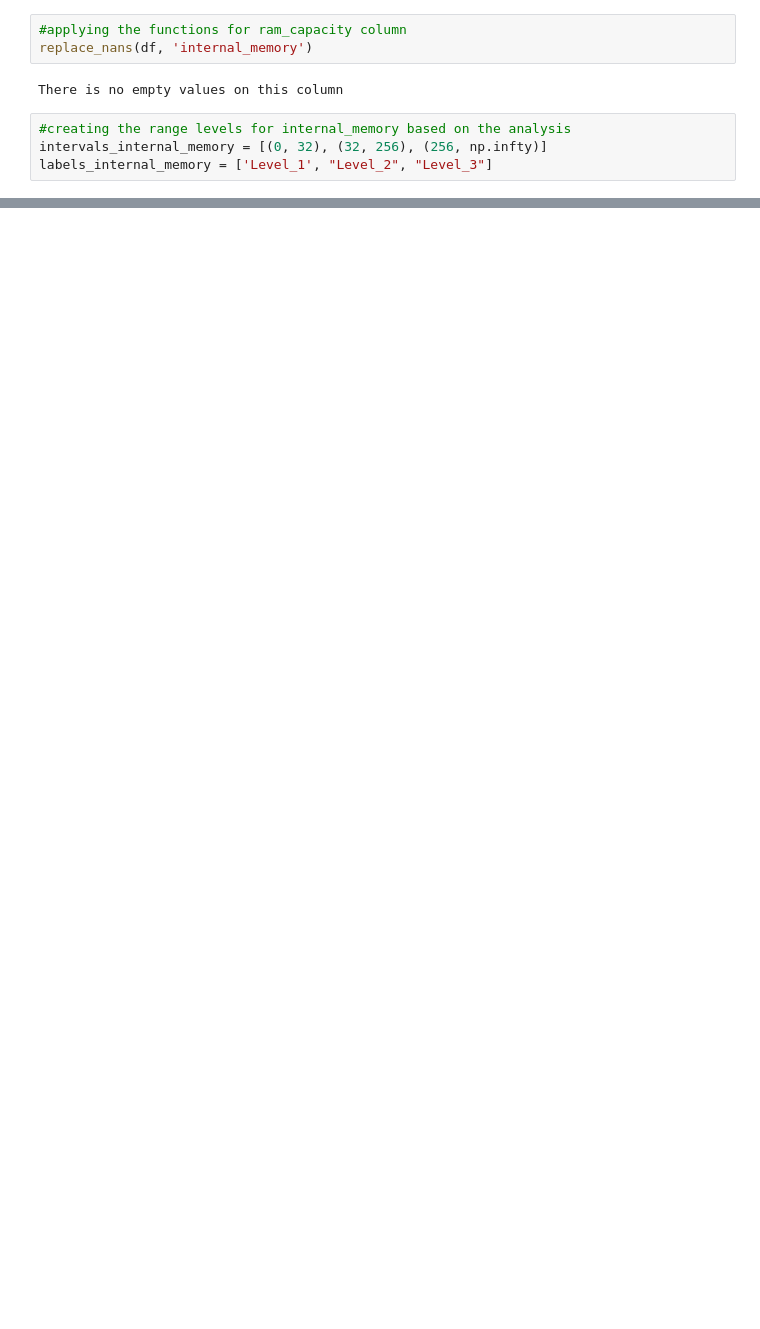
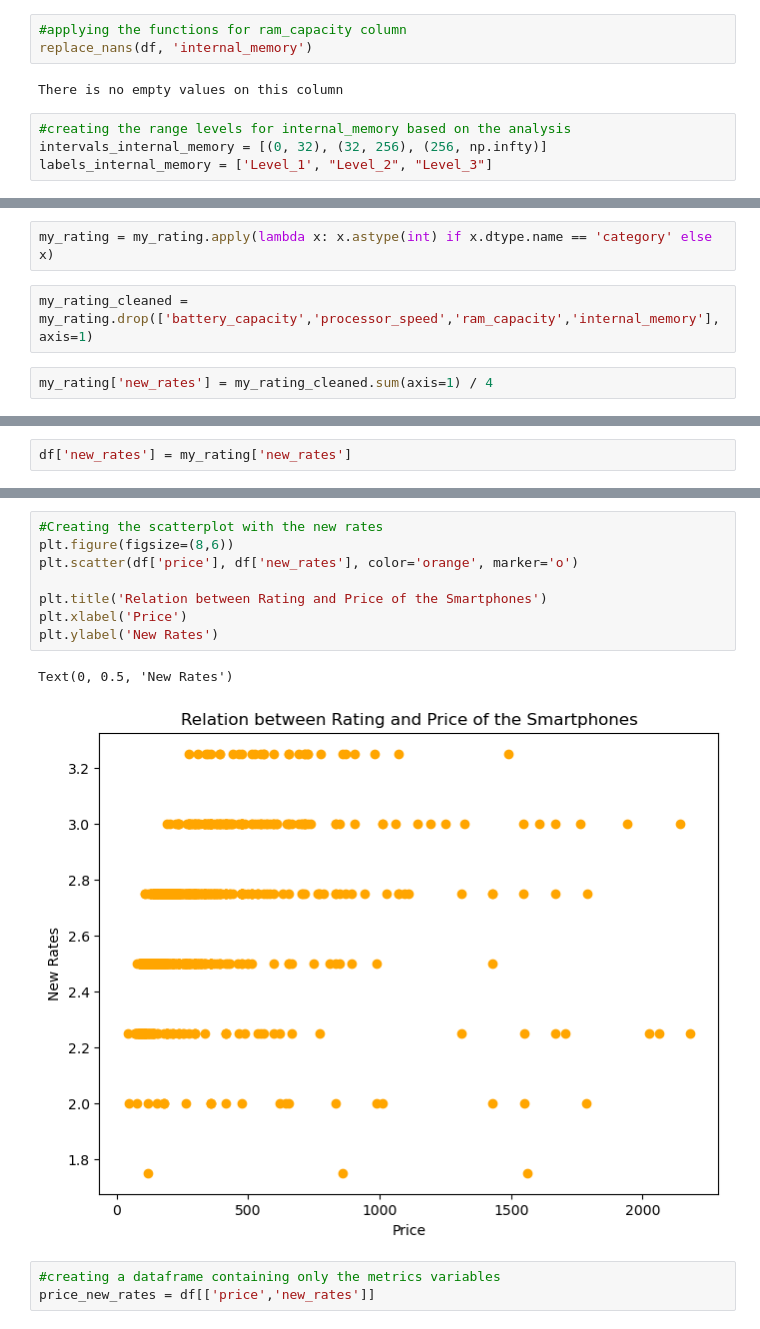
Before and after one commit to vaugsss/DataScience, a Jupyter notebook: Smarpthones_Clustering.ipynb, the cells around one changed output, grey strips where cells are left out. Saved outputs shown, nothing was run; the diff lists cells and outputs as text; blank space fills up the shorter version.

```diff
--- a/Smarpthones_Clustering.ipynb
+++ b/Smarpthones_Clustering.ipynb
@@ -490,0 +523,6 @@ rating_internal_memory
+# %%
+my_rating = my_rating.apply(lambda x: x.astype(int) if x.dtype.name == 'category' else x)
+# %%
+my_rating_cleaned = my_rating.drop(['battery_capacity','processor_speed','ram_capacity','internal_memory'], axis=1)
+# %%
+my_rating['new_rates'] = my_rating_cleaned.sum(axis=1) / 4
@@ -490,0 +550,2 @@ rating_internal_memory
+# %%
+df['new_rates'] = my_rating['new_rates']
@@ -490,0 +561,14 @@ rating_internal_memory
+# %%
+#Creating the scatterplot with the new rates
+plt.figure(figsize=(8,6))
+plt.scatter(df['price'], df['new_rates'], color='orange', marker='o')
+
+plt.title('Relation between Rating and Price of the Smartphones')
+plt.xlabel('Price')
+plt.ylabel('New Rates')
+# %% [output]
+Text(0, 0.5, 'New Rates')
+[figure, added]
+# %%
+#creating a dataframe containing only the metrics variables
+price_new_rates = df[['price','new_rates']]
```
Also changed, not shown: parts of 24 cells of this notebook.
